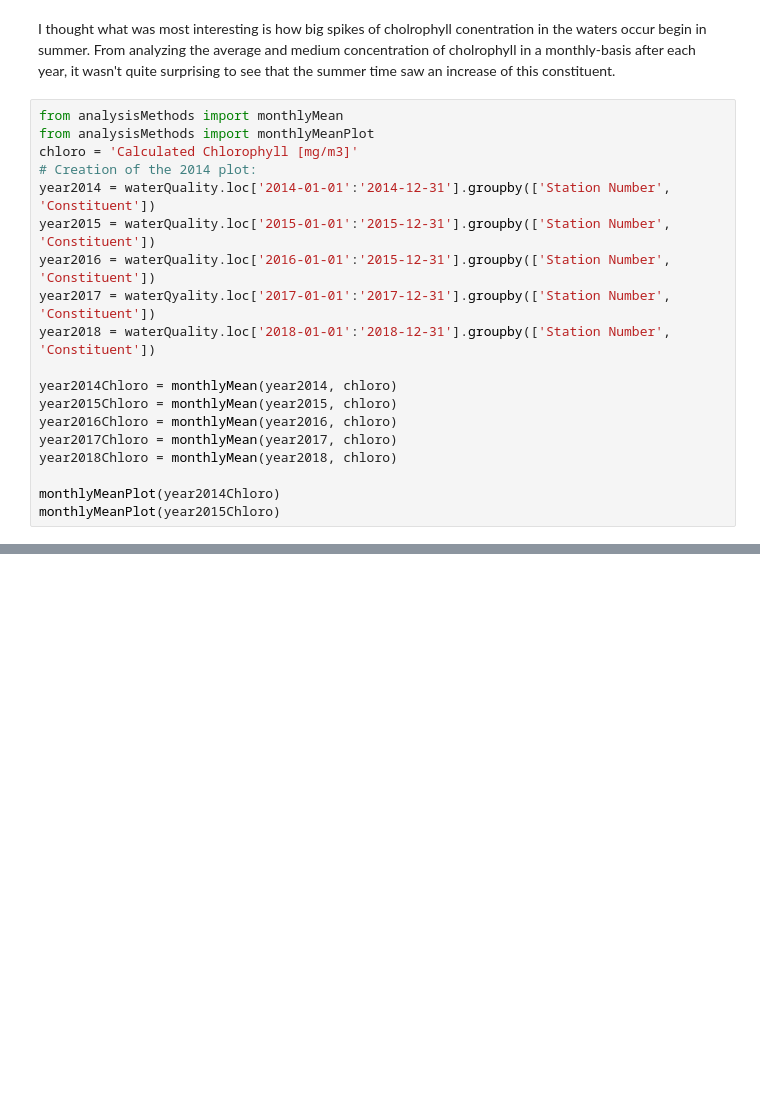
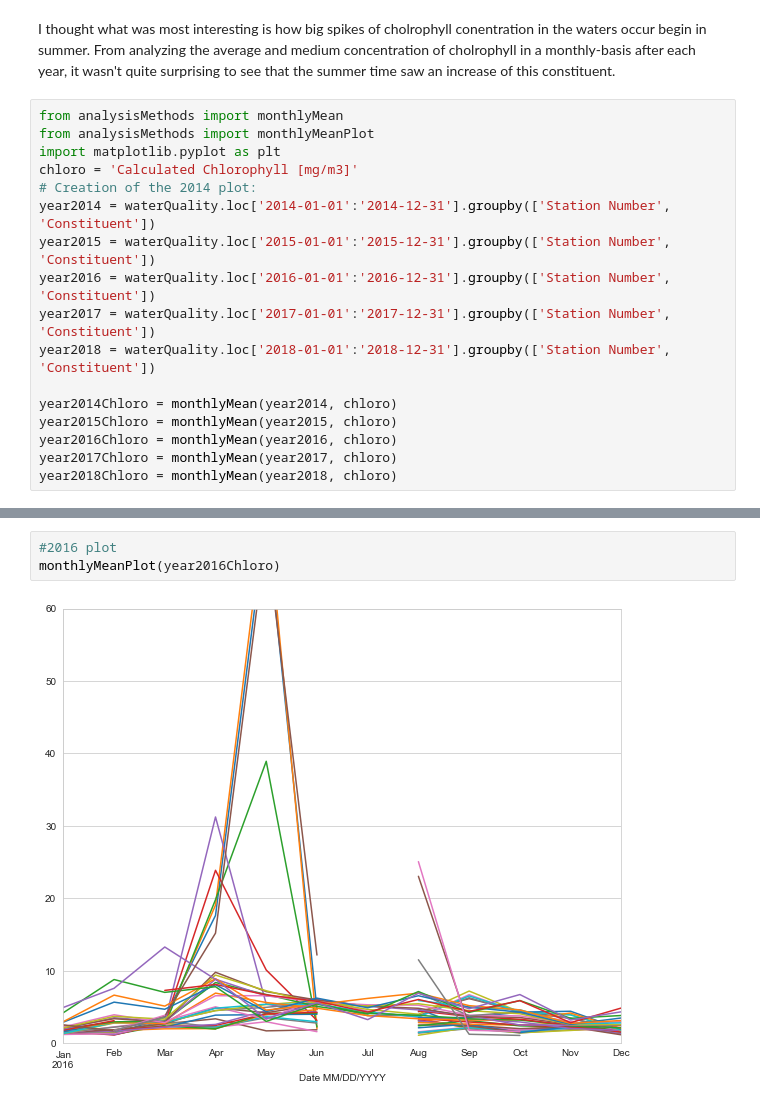
Before and after one commit to xbriandavid/bayareaWater, a Jupyter notebook: analysis.ipynb, the cells around one changed output, grey strips where cells are left out. Drawn from its saved outputs; the diff is of its cells as text; blank space fills up the shorter version.

```diff
--- a/analysis.ipynb
+++ b/analysis.ipynb
@@ -34,12 +34,13 @@ I thought what was most interesting is how big spikes of cholrophyll conentratio
 # %%
 from analysisMethods import monthlyMean
 from analysisMethods import monthlyMeanPlot
+import matplotlib.pyplot as plt
 chloro = 'Calculated Chlorophyll [mg/m3]'
 # Creation of the 2014 plot:
 year2014 = waterQuality.loc['2014-01-01':'2014-12-31'].groupby(['Station Number', 'Constituent'])
 year2015 = waterQuality.loc['2015-01-01':'2015-12-31'].groupby(['Station Number', 'Constituent'])
-year2016 = waterQuality.loc['2016-01-01':'2015-12-31'].groupby(['Station Number', 'Constituent'])
-year2017 = waterQyality.loc['2017-01-01':'2017-12-31'].groupby(['Station Number', 'Constituent'])
+year2016 = waterQuality.loc['2016-01-01':'2016-12-31'].groupby(['Station Number', 'Constituent'])
+year2017 = waterQuality.loc['2017-01-01':'2017-12-31'].groupby(['Station Number', 'Constituent'])
 year2018 = waterQuality.loc['2018-01-01':'2018-12-31'].groupby(['Station Number', 'Constituent'])
 
 year2014Chloro = monthlyMean(year2014, chloro)
@@ -47,6 +48,3 @@ year2015Chloro = monthlyMean(year2015, chloro)
 year2016Chloro = monthlyMean(year2016, chloro)
 year2017Chloro = monthlyMean(year2017, chloro)
 year2018Chloro = monthlyMean(year2018, chloro)
-
-monthlyMeanPlot(year2014Chloro)
-monthlyMeanPlot(year2015Chloro)
@@ -54,0 +61,5 @@ SyntaxError: EOL while scanning string literal (<ipython-input-10-45bf2718fff1>,
+# %%
+#2016 plot
+monthlyMeanPlot(year2016Chloro)
+# %% [output]
+[figure, added]
```
Also changed, not shown: parts of 7 cells of this notebook.
